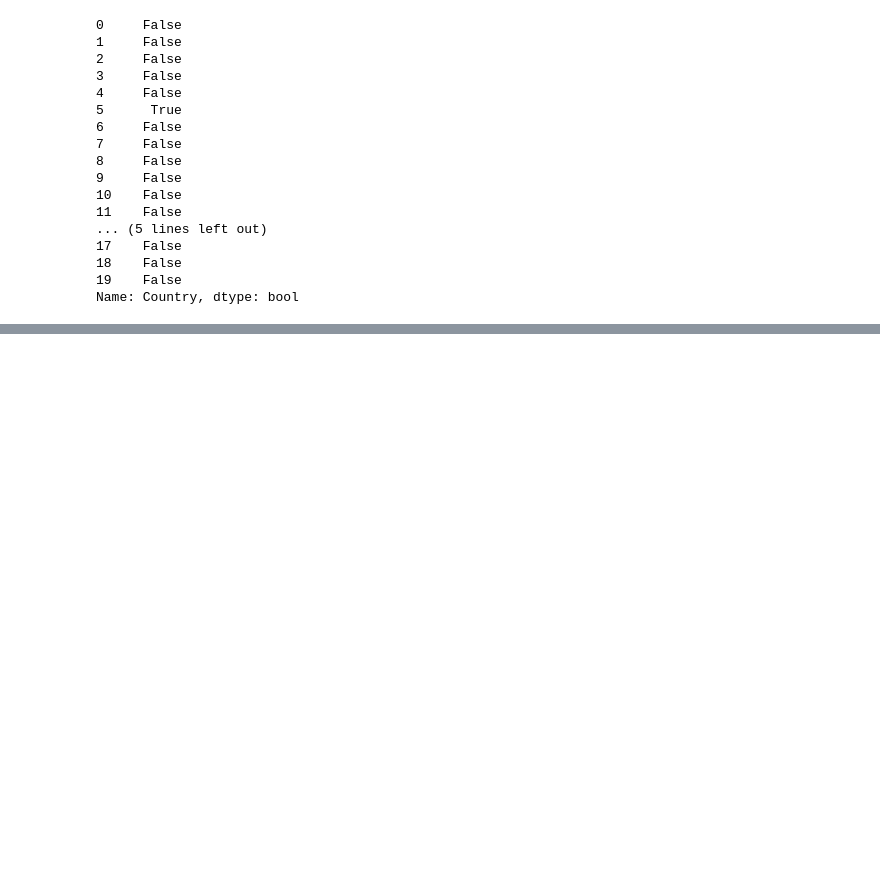
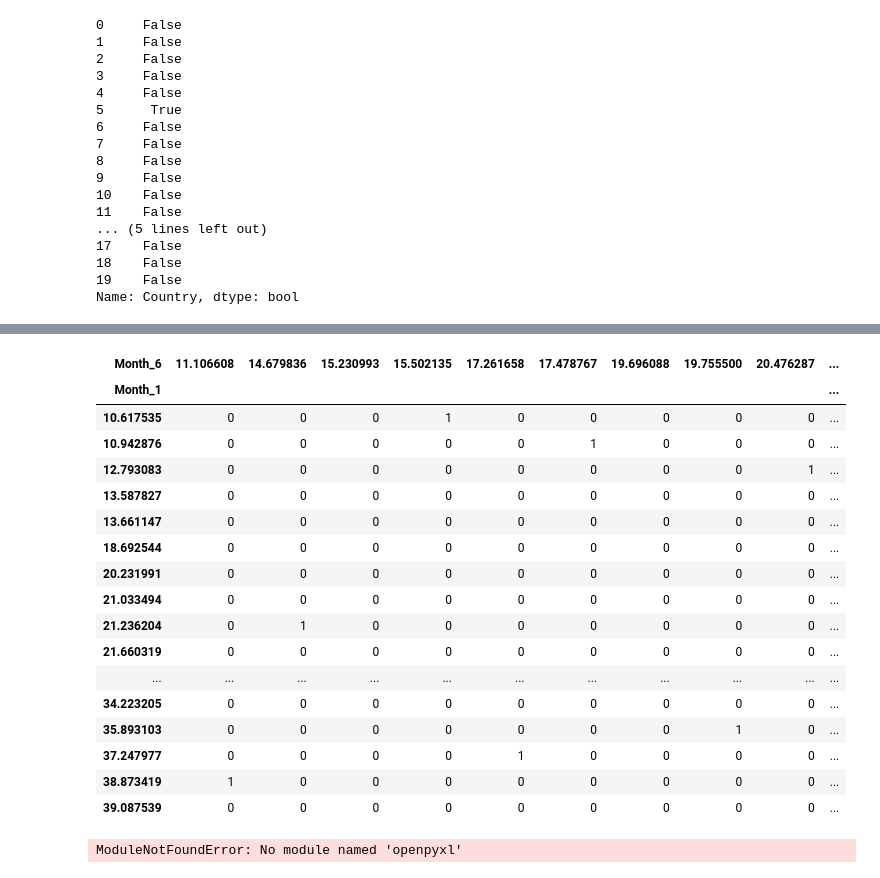
Before and after one commit to Avinash2003-11/Machine-learning, a Jupyter notebook: ML2.ipynb, the cells around one changed output, grey strips where cells are left out. Cells and saved outputs as stored; diff of their text form; code cells hidden in the pictures; blank space fills up the shorter version.

```diff
--- a/ML2.ipynb
+++ b/ML2.ipynb
@@ -376,0 +410,25 @@ df.drop_duplicates()
+# %%
+pd.crosstab(df["Month_1"], df["Month_6"])
+# %% [output]
+| Month_6 | 11.106608 | 14.679836 | 15.230993 | 15.502135 | 17.261658 | 17.478767 | 19.696088 | 19.755500 | 20.476287 | ... |
+| Month_1 |  |  |  |  |  |  |  |  |  | ... |
+| 10.617535 | 0 | 0 | 0 | 1 | 0 | 0 | 0 | 0 | 0 | ... |
+| 10.942876 | 0 | 0 | 0 | 0 | 0 | 1 | 0 | 0 | 0 | ... |
+| 12.793083 | 0 | 0 | 0 | 0 | 0 | 0 | 0 | 0 | 1 | ... |
+| 13.587827 | 0 | 0 | 0 | 0 | 0 | 0 | 0 | 0 | 0 | ... |
+| 13.661147 | 0 | 0 | 0 | 0 | 0 | 0 | 0 | 0 | 0 | ... |
+| 18.692544 | 0 | 0 | 0 | 0 | 0 | 0 | 0 | 0 | 0 | ... |
+| 20.231991 | 0 | 0 | 0 | 0 | 0 | 0 | 0 | 0 | 0 | ... |
+| 21.033494 | 0 | 0 | 0 | 0 | 0 | 0 | 0 | 0 | 0 | ... |
+| 21.236204 | 0 | 1 | 0 | 0 | 0 | 0 | 0 | 0 | 0 | ... |
+| 21.660319 | 0 | 0 | 0 | 0 | 0 | 0 | 0 | 0 | 0 | ... |
+| ... | ... | ... | ... | ... | ... | ... | ... | ... | ... | ... |
+| 34.223205 | 0 | 0 | 0 | 0 | 0 | 0 | 0 | 0 | 0 | ... |
+| 35.893103 | 0 | 0 | 0 | 0 | 0 | 0 | 0 | 1 | 0 | ... |
+| 37.247977 | 0 | 0 | 0 | 0 | 1 | 0 | 0 | 0 | 0 | ... |
+| 38.873419 | 1 | 0 | 0 | 0 | 0 | 0 | 0 | 0 | 0 | ... |
+| 39.087539 | 0 | 0 | 0 | 0 | 0 | 0 | 0 | 0 | 0 | ... |
+# %%
+df.to_excel("temp_data.xlsx", index=False)
+# %% [output]
+ModuleNotFoundError: No module named 'openpyxl'
```
Also changed, not shown: parts of 5 cells of this notebook.
